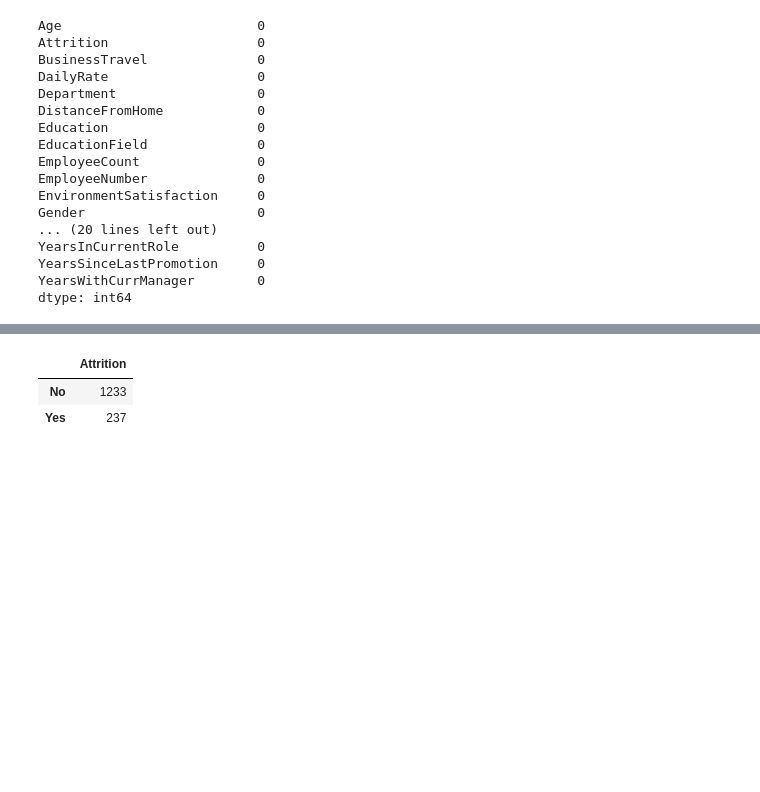
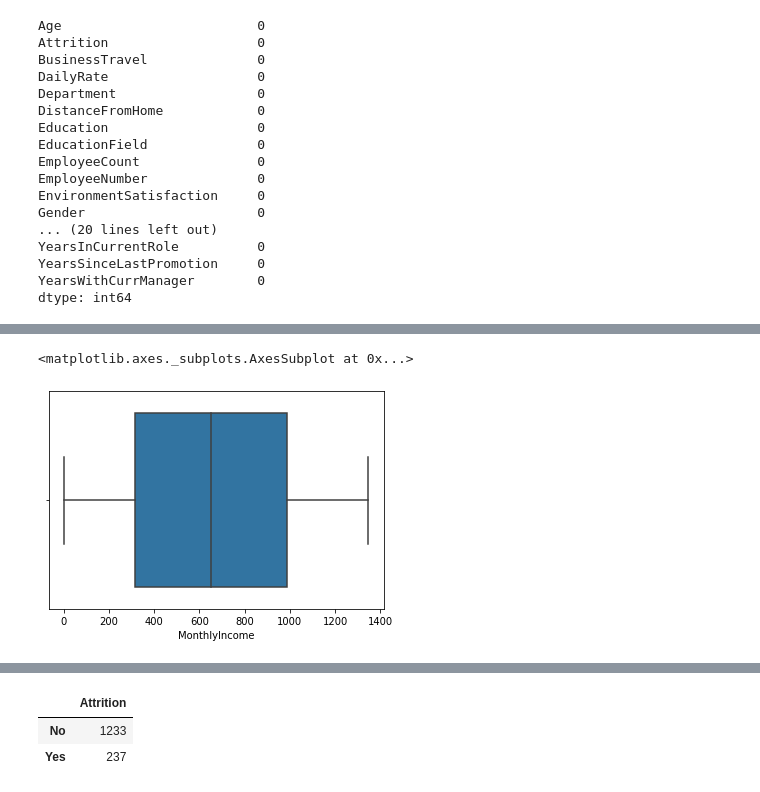
Before and after one commit to Akhilesh-Kulkarni/HR-Attrition---Random-Forest-Classification, a Jupyter notebook: HR_Attrition.ipynb, the cells around one changed output, grey strips where cells are left out. Drawn from its saved outputs; the diff is of its cells as text; code cells hidden in the pictures; blank space fills up the shorter version.

```diff
--- a/HR_Attrition.ipynb
+++ b/HR_Attrition.ipynb
@@ -78,0 +94,5 @@ dtype: int64
+# %%
+sns.boxplot(data=data,x='MonthlyIncome')
+# %% [output]
+<matplotlib.axes._subplots.AxesSubplot at 0x...>
+[figure, added]
```
Also changed, not shown: parts of 5 cells of this notebook.
